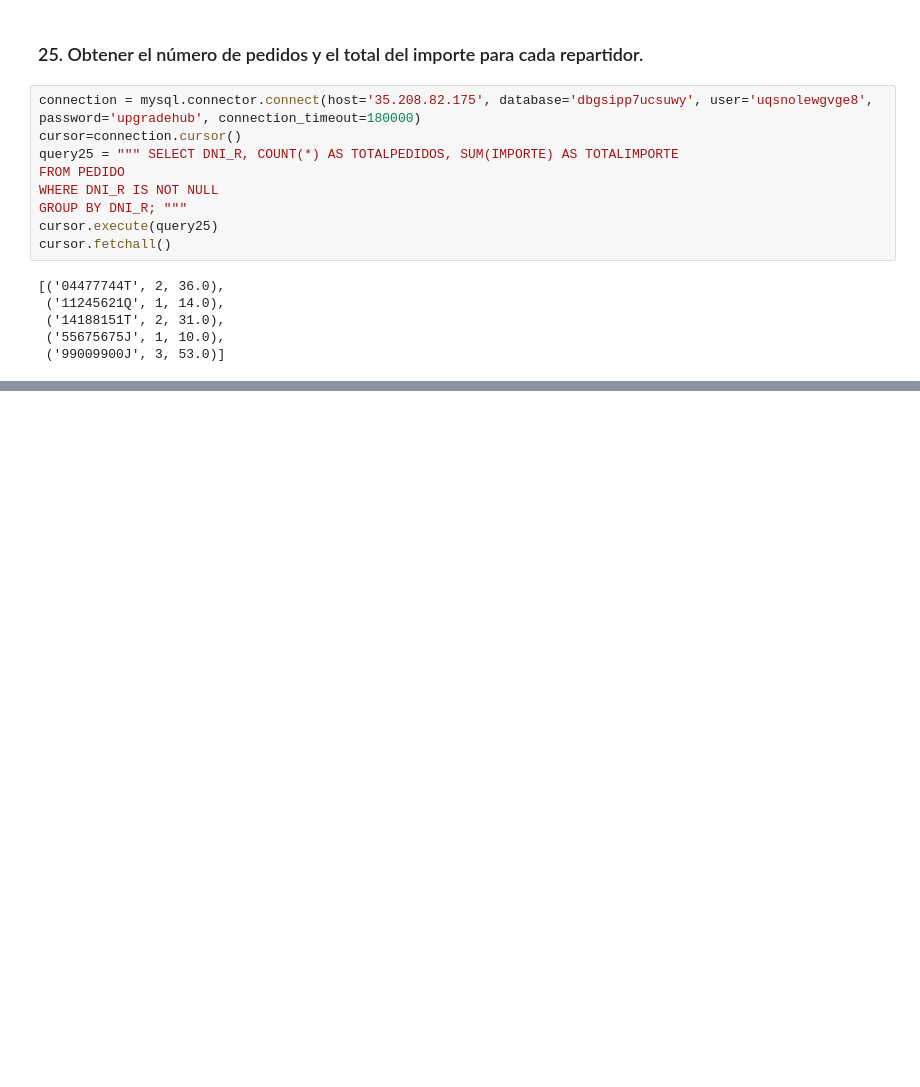
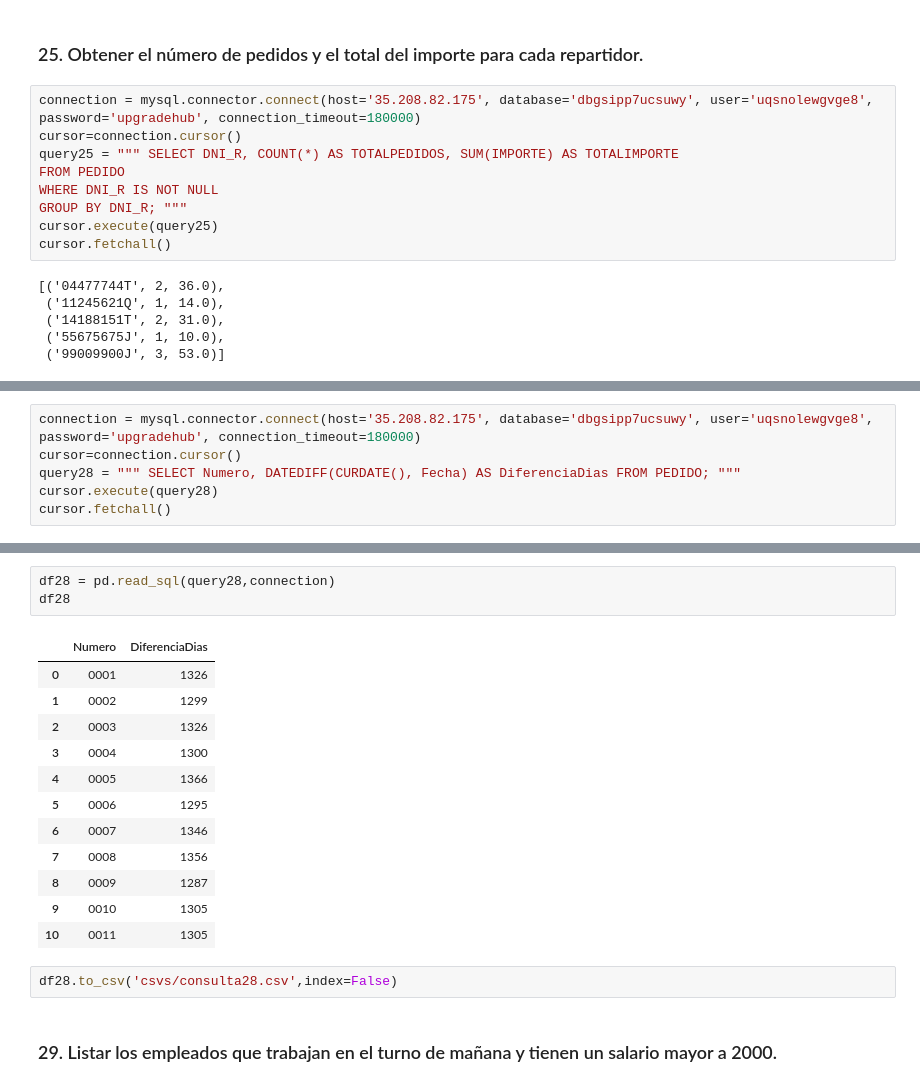
Before and after one commit to xAlbeeerto3/Analisis_DB_Pedidos_SQL-Python, a Jupyter notebook: sql.ipynb, the cells around one changed output, grey strips where cells are left out. Drawn from its saved outputs; the diff is of its cells as text; blank space fills up the shorter version.

```diff
--- a/sql.ipynb
+++ b/sql.ipynb
@@ -868,0 +920,6 @@ cursor.fetchall()
+# %%
+connection = mysql.connector.connect(host='35.208.82.175', database='dbgsipp7ucsuwy', user='uqsnolewgvge8', password='upgradehub', connection_timeout=180000)
+cursor=connection.cursor()
+query28 = """ SELECT Numero, DATEDIFF(CURDATE(), Fecha) AS DiferenciaDias FROM PEDIDO; """
+cursor.execute(query28)
+cursor.fetchall()
@@ -868,0 +938,20 @@ cursor.fetchall()
+# %%
+df28 = pd.read_sql(query28,connection)
+df28
+# %% [output]
+|  | Numero | DiferenciaDias |
+| 0 | 0001 | 1326 |
+| 1 | 0002 | 1299 |
+| 2 | 0003 | 1326 |
+| 3 | 0004 | 1300 |
+| 4 | 0005 | 1366 |
+| 5 | 0006 | 1295 |
+| 6 | 0007 | 1346 |
+| 7 | 0008 | 1356 |
+| 8 | 0009 | 1287 |
+| 9 | 0010 | 1305 |
+| 10 | 0011 | 1305 |
+# %%
+df28.to_csv('csvs/consulta28.csv',index=False)
+# %% [markdown]
+### 29. Listar los empleados que trabajan en el turno de mañana y tienen un salario mayor a 2000.
```
Also changed, not shown: parts of 39 cells of this notebook, 10 other files.
